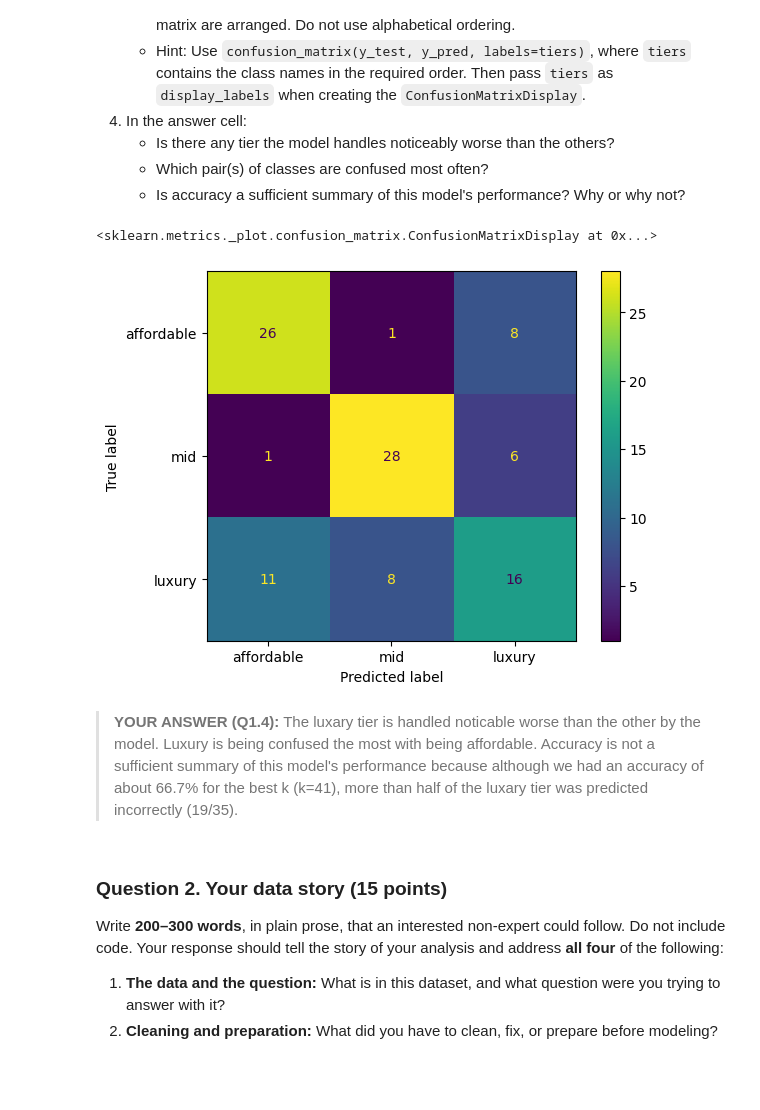
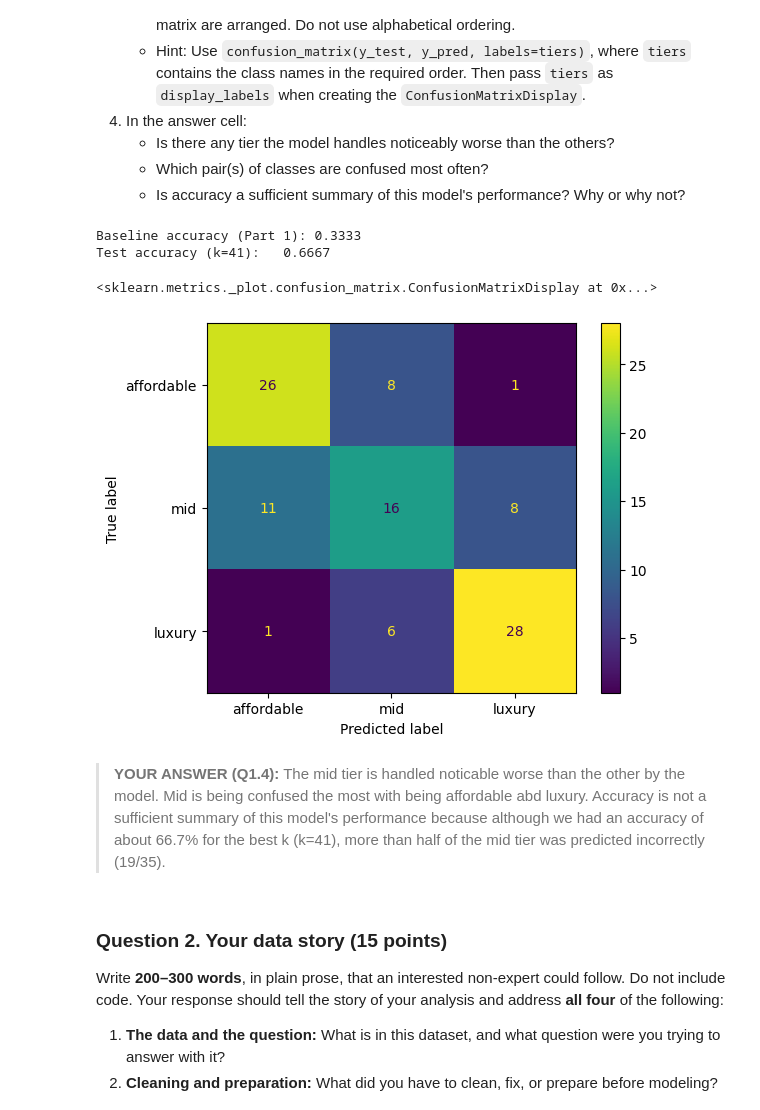
Before and after one commit to DennnnyH/ICS-235, a Jupyter notebook: Assignment_1/HuangDenny_1.ipynb, the cells around one changed output. Cells and saved outputs as stored; diff of their text form; code cells hidden in the pictures; blank space fills up the shorter version.

```diff
--- a/Assignment_1/HuangDenny_1.ipynb
+++ b/Assignment_1/HuangDenny_1.ipynb
@@ -606,26 +606,33 @@ You have cleaned the data and selected `k` using *validation* data. The test set
 # %%
 # YOUR CODE
 from sklearn.metrics import accuracy_score, confusion_matrix, ConfusionMatrixDisplay
 
 tiers = ["affordable", "mid", "luxury"]
+baseline_accuracy = 1 / 3  # Part 1: always predict most frequent class
 
 final_pipeline = Pipeline([
     ("prep", preprocessor),
     ("knn", KNeighborsClassifier(n_neighbors=best_k)),
 ])
 
 model_fit = final_pipeline.fit(X_train, y_train)
 
 y_pred = final_pipeline.predict(X_test)
+test_accuracy = accuracy_score(y_test, y_pred)
 
-cm = confusion_matrix(y_test, y_pred)
+print(f"Baseline accuracy (Part 1): {baseline_accuracy:.4f}")
+print(f"Test accuracy (k={best_k}):   {test_accuracy:.4f}")
+
+cm = confusion_matrix(y_test, y_pred, labels=tiers)
 disp = ConfusionMatrixDisplay(confusion_matrix=cm, display_labels=tiers)
 disp.plot()
 # %% [output]
-<sklearn.metrics._plot.confusion_matrix.ConfusionMatrixDisplay at 0x...>
+Baseline accuracy (Part 1): 0.3333
+Test accuracy (k=41):   0.6667
+<sklearn.metrics._plot.confusion_matrix.ConfusionMatrixDisplay at 0x...>
-[figure, old version]
+[figure, new version]
 # %% [markdown]
->**YOUR ANSWER (Q1.4):** The luxary tier is handled noticable worse than the other by the model. Luxury is being confused the most with being affordable. Accuracy is not a sufficient summary of this model's performance because although we had an accuracy of about 66.7% for the best k (k=41), more than half of the luxary tier was predicted incorrectly (19/35).
+>**YOUR ANSWER (Q1.4):** The mid tier is handled noticable worse than the other by the model. Mid is being confused the most with being affordable abd luxury. Accuracy is not a sufficient summary of this model's performance because although we had an accuracy of about 66.7% for the best k (k=41), more than half of the mid tier was predicted incorrectly (19/35).
 >
 >
 # %% [markdown]
```
Also changed, not shown: parts of 2 cells of this notebook.
